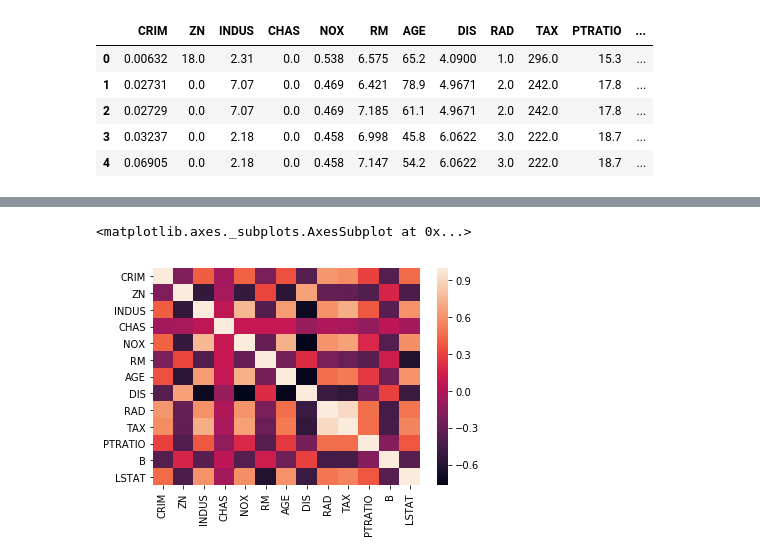
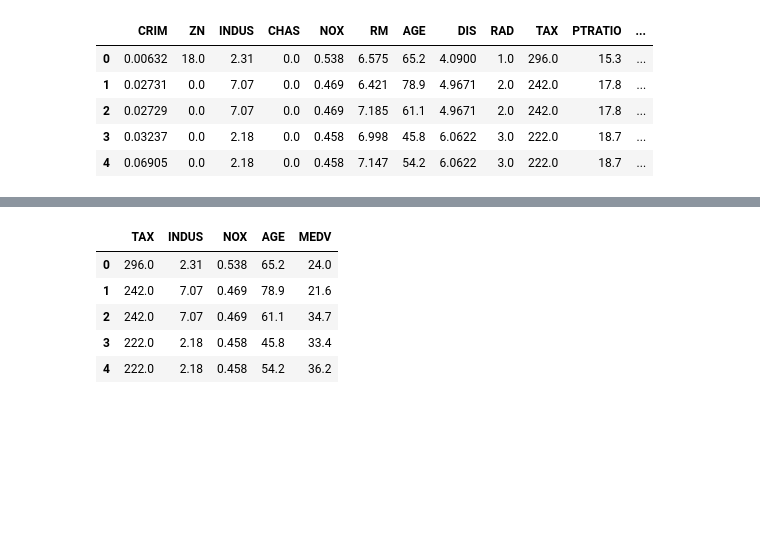
Before and after one commit to aanels/ga_homeworks, a Jupyter notebook: unit-3_project/Untitled.ipynb, the cells around one changed output, grey strips where cells are left out. Saved outputs shown, nothing was run; the diff lists cells and outputs as text; code cells hidden in the pictures; blank space fills up the shorter version.

```diff
--- a/unit-3_project/Untitled.ipynb
+++ b/unit-3_project/Untitled.ipynb
@@ -125,5 +82,0 @@ import seaborn as sns
-# %%
-sns.heatmap(X.corr())
-# %% [output]
-<matplotlib.axes._subplots.AxesSubplot at 0x...>
-[figure, removed]
@@ -129,0 +88,9 @@ sns.heatmap(X.corr())
+# %%
+df.head()
+# %% [output]
+|  | TAX | INDUS | NOX | AGE | MEDV |
+| 0 | 296.0 | 2.31 | 0.538 | 65.2 | 24.0 |
+| 1 | 242.0 | 7.07 | 0.469 | 78.9 | 21.6 |
+| 2 | 242.0 | 7.07 | 0.469 | 61.1 | 34.7 |
+| 3 | 222.0 | 2.18 | 0.458 | 45.8 | 33.4 |
+| 4 | 222.0 | 2.18 | 0.458 | 54.2 | 36.2 |
```
Also changed, not shown: parts of 11 cells of this notebook, 1 other file.
